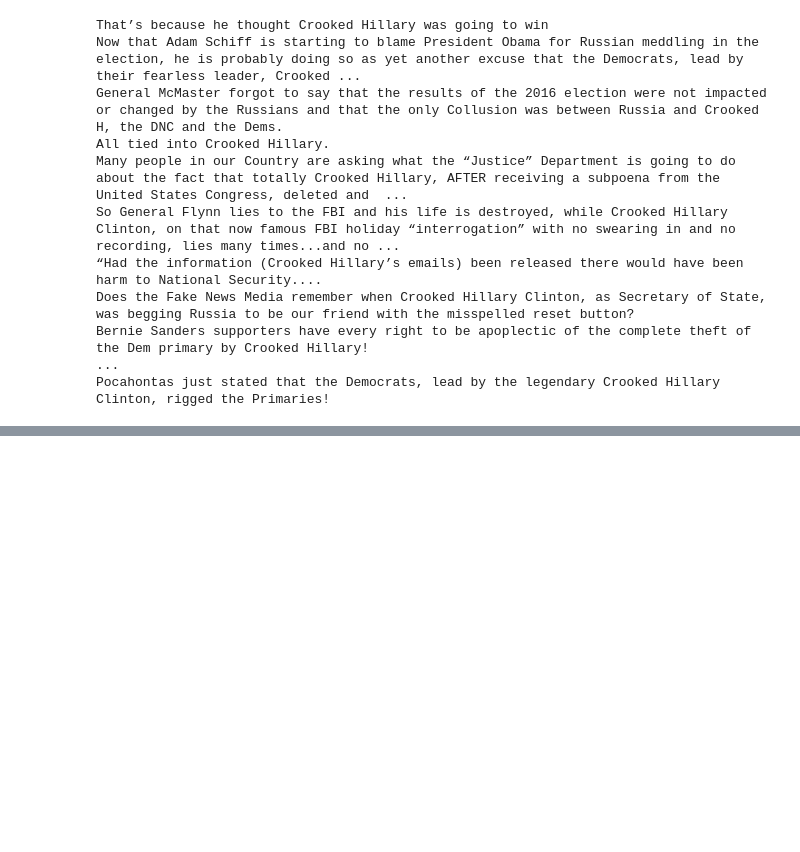
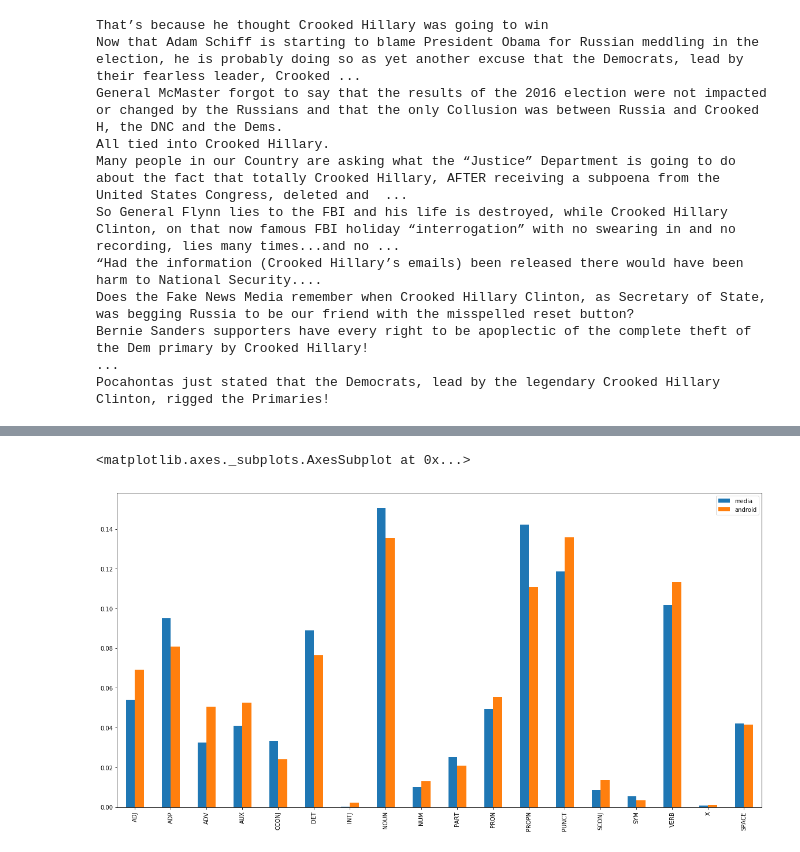
Before and after one commit to gesiscss/spacy101, a Jupyter notebook: Intro to NLP with spaCy.ipynb, the cells around one changed output, grey strips where cells are left out. Drawn from its saved outputs; the diff is of its cells as text; code cells hidden in the pictures; blank space fills up the shorter version.

```diff
--- a/Intro to NLP with spaCy.ipynb
+++ b/Intro to NLP with spaCy.ipynb
@@ -442,0 +503,5 @@ _ = pd.DataFrame(
+# %%
+# Make a quick-and-dirty lookup table of POS IDs,
+# since the default representation of a POS is numeric.
+tagDict = {w.pos: w.pos_ for w in iphone_tweets}
+tagDict
@@ -442,0 +527,13 @@ _ = pd.DataFrame(
+# %%
+media_tweets = trump_doc = nlp('\n'.join(trump_tweets[trump_tweets.SOURCE=='Media Studio'].head(2000).text.values))
+android_tweets = trump_doc = nlp('\n'.join(trump_tweets[trump_tweets.SOURCE=='Twitter for Android'].head(2000).text.values))
+
+media_tweetsPOS = pd.Series(media_tweets.count_by(spacy.attrs.POS))/len(media_tweets)
+android_tweetsPOS = pd.Series(android_tweets.count_by(spacy.attrs.POS))/len(android_tweets)
+
+df = pd.DataFrame([media_tweetsPOS, android_tweetsPOS], index=['media', 'android'])
+df.columns = [tagDict[column] for column in df.columns]
+df.T.plot(kind='bar', figsize=(20, 10))
+# %% [output]
+<matplotlib.axes._subplots.AxesSubplot at 0x...>
+[figure, added]
```
Also changed, not shown: parts of 35 cells of this notebook.
